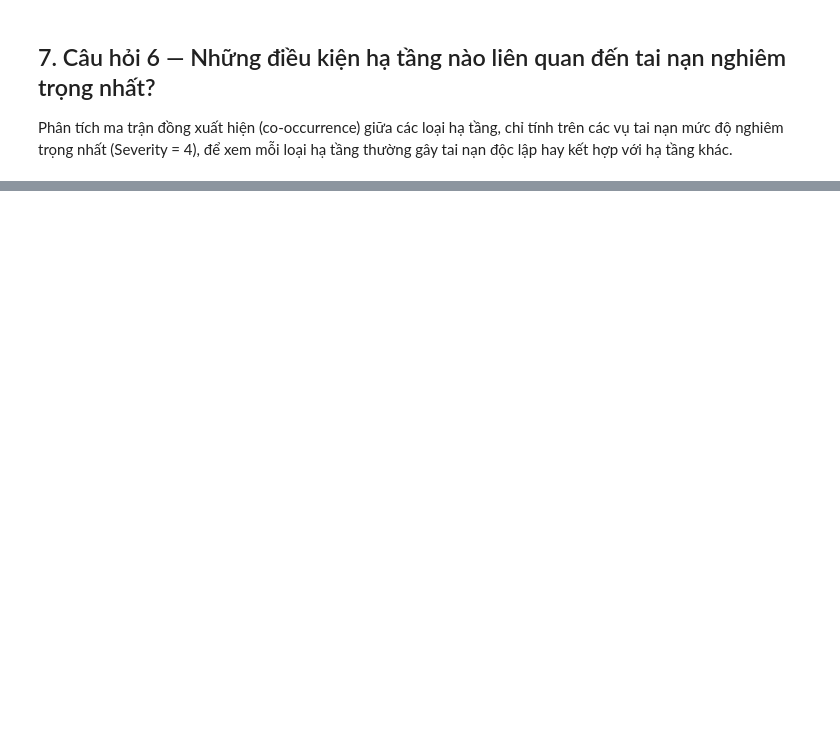
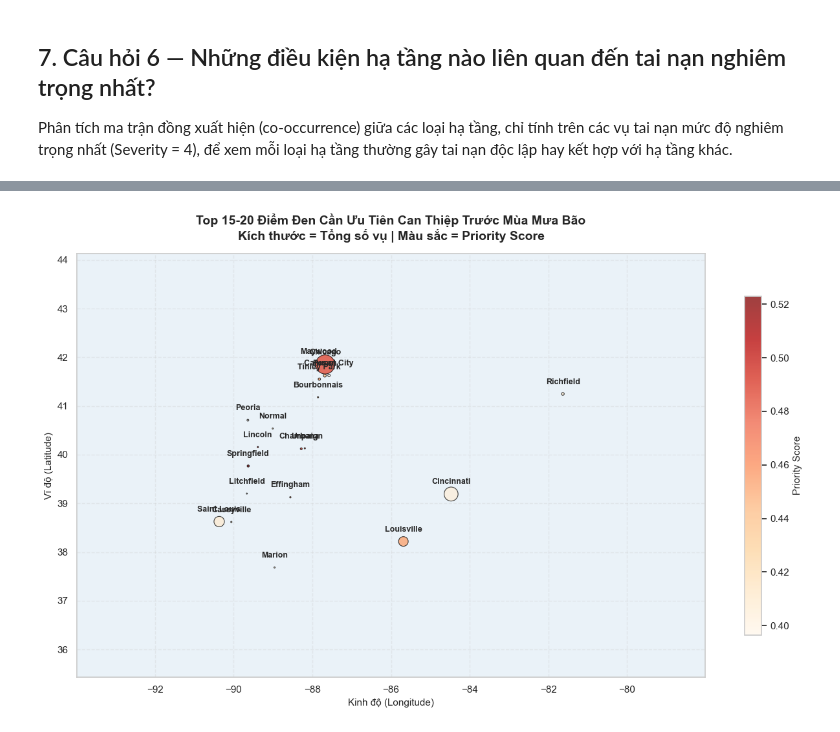
Before and after one commit to trannam1304/data-analysis-us-accidents-project, a Jupyter notebook: notebooks/02_descriptive_diagnostic.ipynb, the cells around one changed output, grey strips where cells are left out. Saved outputs shown, nothing was run; the diff lists cells and outputs as text; code cells hidden in the pictures; blank space fills up the shorter version.

```diff
--- a/notebooks/02_descriptive_diagnostic.ipynb
+++ b/notebooks/02_descriptive_diagnostic.ipynb
@@ -523,0 +447,99 @@ Upper Merion, Montgomery, PA               31          87.10                 71.
+# %%
+
+df['Location_Key'] = df['City'].astype(str) + ', ' + df['County'].astype(str) + ', ' + df['State'].astype(str)
+
+
+hotspot = df.groupby('Location_Key').agg(
+    Total_Accidents=('ID', 'count'),
+    Severe_Count=('Severity', lambda x: (x >= 3).sum()),
+    Weather_Related_Count=('Is_Adverse_Weather', 'sum'),
+    Avg_Lat=('Start_Lat', 'mean'),
+    Avg_Lng=('Start_Lng', 'mean')
+).reset_index()
+
+hotspot['Severe_Rate_%'] = (hotspot['Severe_Count'] / hotspot['Total_Accidents'] * 100).round(2)
+hotspot['Weather_Related_Rate_%'] = (hotspot['Weather_Related_Count'] / hotspot['Total_Accidents'] * 100).round(2)
+
+
+def wilson_lower_bound(pos, n, confidence=0.95):
+    if n == 0:
+        return 0
+    z = sst.norm.ppf(1 - (1 - confidence) / 2)
+    phat = pos / n
+    denom = 1 + z**2 / n
+    centre = phat + z**2 / (2 * n)
+    margin = z * np.sqrt((phat * (1 - phat) + z**2 / (4 * n)) / n)
+    return (centre - margin) / denom
+
+hotspot['Wilson_Severe_Rate_%'] = hotspot.apply(
+    lambda r: wilson_lower_bound(r['Severe_Count'], r['Total_Accidents']) * 100, axis=1
+).round(2)
+
+
+scaler = MinMaxScaler()
+filtered_hotspot = hotspot[hotspot['Total_Accidents'] >= 30].copy()
+
+filtered_hotspot['log_Total_Accidents'] = np.log1p(filtered_hotspot['Total_Accidents'])
+
+features = ['log_Total_Accidents', 'Wilson_Severe_Rate_%', 'Weather_Related_Rate_%']
+scaled_values = scaler.fit_transform(filtered_hotspot[features])
+
+w_volume, w_severe, w_weather = 0.3, 0.4, 0.3
+filtered_hotspot['Priority_Score'] = (
+    scaled_values[:, 0] * w_volume +
+    scaled_values[:, 1] * w_severe +
+    scaled_values[:, 2] * w_weather
+).round(4)
+
+top_priority_hotspots = filtered_hotspot.sort_values('Priority_Score', ascending=False).head(20)
+print(top_priority_hotspots)
+
+fig, ax = plt.subplots(figsize=(13, 8))
+
+scatter = ax.scatter(
+    top_priority_hotspots['Avg_Lng'],
+    top_priority_hotspots['Avg_Lat'],
+    s=top_priority_hotspots['Total_Accidents'] / 20,   # tăng hệ số chia nhỏ lại vì giờ zoom gần hơn, bubble cần to hơn tương đối
+    c=top_priority_hotspots['Priority_Score'],
+    cmap='OrRd',
+    alpha=0.75,
+    edgecolors='black',
+    linewidths=0.8,
+    zorder=3
+)
+
+# Ghi tên TẤT CẢ các điểm (vì giờ đã zoom gần, đủ chỗ hiển thị hết, không chỉ top 10)
+for _, row in top_priority_hotspots.iterrows():
+    ax.annotate(
+        row['Location_Key'].split(',')[0],
+        (row['Avg_Lng'], row['Avg_Lat']),
+        fontsize=9, fontweight='bold', ha='center', va='bottom',
+        xytext=(0, 9), textcoords='offset points'
+    )
+
+# ============================================================
+# Tự động co giãn khung theo đúng phạm vi dữ liệu + đệm biên (padding)
+# ============================================================
+lat_min, lat_max = top_priority_hotspots['Avg_Lat'].min(), top_priority_hotspots['Avg_Lat'].max()
+lng_min, lng_max = top_priority_hotspots['Avg_Lng'].min(), top_priority_hotspots['Avg_Lng'].max()
+
+lat_padding = (lat_max - lat_min) * 0.3 + 1   # +1 độ tối thiểu để không quá sát
+lng_padding = (lng_max - lng_min) * 0.3 + 1
+
+ax.set_xlim(lng_min - lng_padding, lng_max + lng_padding)
+ax.set_ylim(lat_min - lat_padding, lat_max + lat_padding)
+ax.set_facecolor('#eaf2f8')
+
+cbar = plt.colorbar(scatter, ax=ax, shrink=0.8)
+cbar.set_label('Priority Score', fontsize=11)
+
+ax.set_title('Top 15-20 Điểm Đen Cần Ưu Tiên Can Thiệp Trước Mùa Mưa Bão\n'
+             'Kích thước = Tổng số vụ | Màu sắc = Priority Score',
+             fontsize=14, fontweight='bold', pad=15)
+ax.set_xlabel('Kinh độ (Longitude)', fontsize=11)
+ax.set_ylabel('Vĩ độ (Latitude)', fontsize=11)
+ax.grid(True, linestyle='--', alpha=0.3, zorder=0)
+
+plt.tight_layout()
+plt.show()
+# %% [output]
@@ -524 +563,2 @@ Upper Merion, Montgomery, PA               31          87.10                 71.
+[figure, added]
 # %% [markdown]
```
Also changed, not shown: parts of 10 cells of this notebook, 1 other file.
